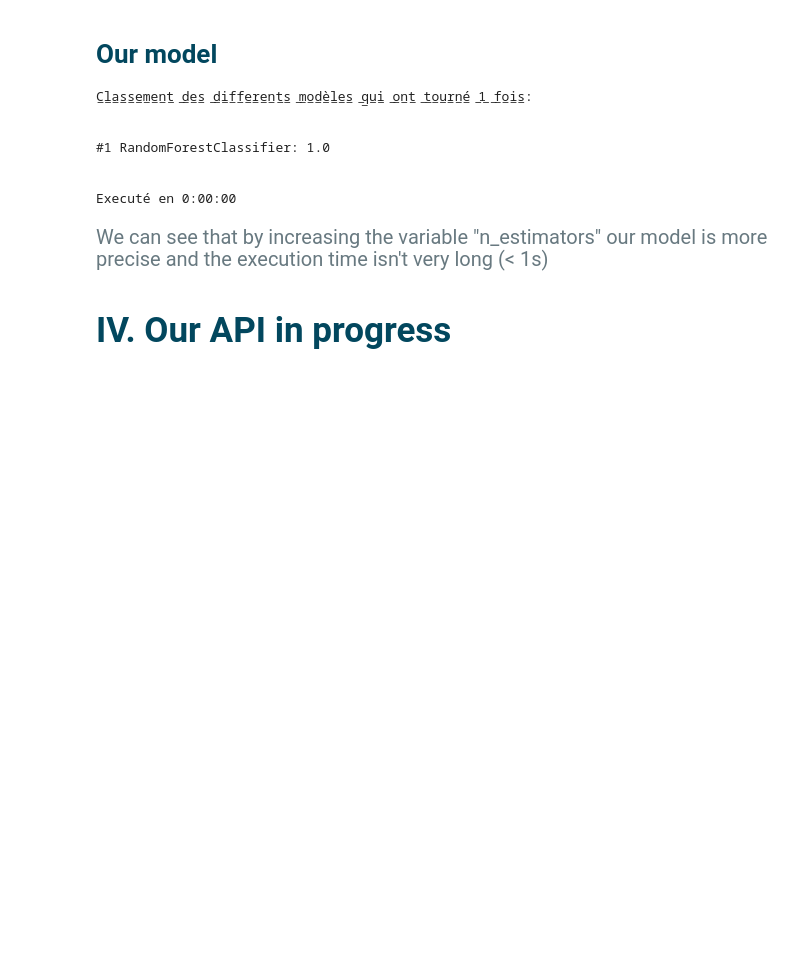
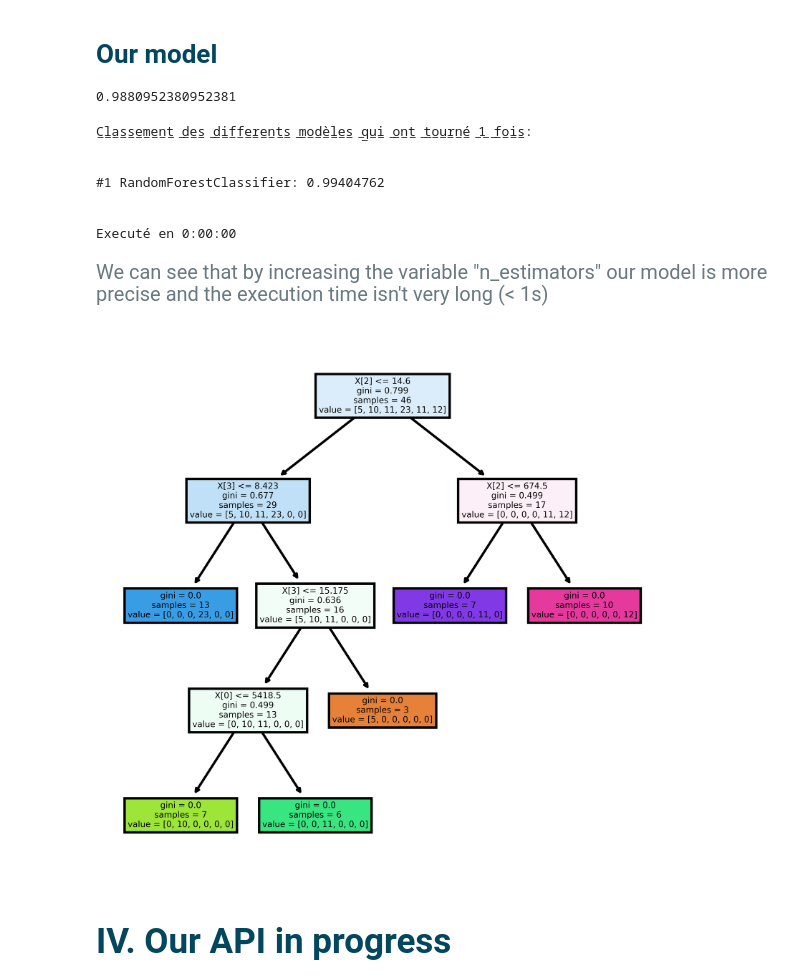
Before and after one commit to martinhurel/ml-starwhat, a Jupyter notebook: Projets - Stars.ipynb, the cells around one changed output. Drawn from its saved outputs; the diff is of its cells as text; code cells hidden in the pictures; blank space fills up the shorter version.

```diff
--- a/Projets - Stars.ipynb
+++ b/Projets - Stars.ipynb
@@ -69,12 +69,9 @@ memory usage: 13.2+ KB
 # %%
 from sklearn.preprocessing import LabelEncoder
 
-inputs = df.drop('Star type',axis='columns')
+inputs = df.drop(['Star type', 'Spectral Class', 'Star color'],axis=1)
 
 target = df['Star type']
-
-inputs['Star color'] = LabelEncoder().fit_transform(inputs['Star color'])
-inputs['Spectral Class'] = LabelEncoder().fit_transform(inputs['Spectral Class'])
 # %% [markdown]
 <h3 style="color: #687980; font-size: 25px">d. Data visualisation</h3>
 # %%
@@ -288,8 +297,18 @@ best_param = CV_rfc.best_params_['n_estimators']
+# %%
+best_param_estimator = CV_rfc.best_params_["n_estimators"]
 # %% [markdown]
 <h3 style="font-size: 26px; color: #02475e">Our model</h3>
+# %%
+modelToShow = RandomForestClassifier(n_estimators=best_param_estimator)
+x, y = inputs, target
+x_train, x_test, y_train, y_test = train_test_split(x, y, test_size=0.7)
+modelToShow .fit(x_train, y_train)
+modelToShow .score(x_test,y_test)
+# %% [output]
+0.9880952380952381
 # %%
 def random_forest_classifier(x_train,y_train,x_test,y_test):
-    model = RandomForestClassifier(n_estimators=best_param)
+    model = RandomForestClassifier(n_estimators=best_param_estimator)
     model.fit(x_train, y_train)
     result = model.score(x_test,y_test)
     return result
@@ -297,17 +316,25 @@ def random_forest_classifier(x_train,y_train,x_test,y_test):
 models = [random_forest_classifier]
 modelsName = ['RandomForestClassifier']
 
-verify(models, modelsName, 1, 0.3)
+verify(models, modelsName, 1, 0.7)
 # %% [output]
 C̲l̲a̲s̲s̲e̲m̲e̲n̲t̲ ̲d̲e̲s̲ ̲d̲i̲f̲f̲e̲r̲e̲n̲t̲s̲ ̲m̲o̲d̲è̲l̲e̲s̲ ̲q̲u̲i̲ ̲o̲n̲t̲ ̲t̲o̲u̲r̲n̲é̲ ̲1̲ ̲f̲o̲i̲s̲:
 
 
-#1 RandomForestClassifier: 1.0
+#1 RandomForestClassifier: 0.99404762
 
 
 Executé en 0:00:00
 # %% [markdown]
 <p style="color: #687980; font-size: 20px">We can see that by increasing the variable "n_estimators" our model is more precise and the execution time isn't very long (< 1s)</p>
+# %%
+from sklearn import tree
+fig, axes = plt.subplots(nrows = 1,ncols = 1,figsize = (4,4), dpi=800)
+tree.plot_tree(modelToShow.estimators_[0],
+               filled = True);print
+fig.savefig('rf_individualtree.png')
+# %% [output]
+[figure, added]
 # %% [markdown]
 <h2 style="font-size: 35px; color: #02475e">IV. Our API in progress</h2>
 # %% [markdown]
```
Also changed, not shown: parts of 4 cells of this notebook, 1 other file.
